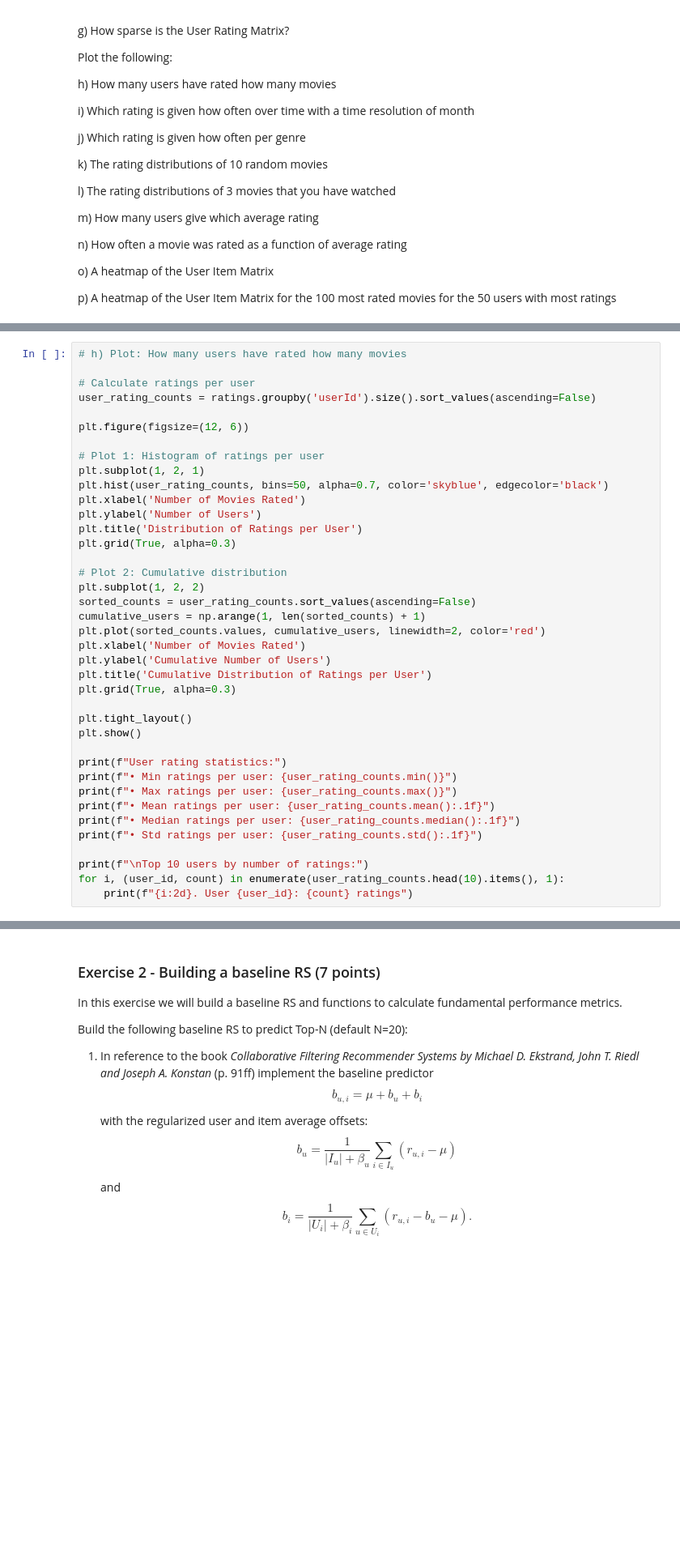
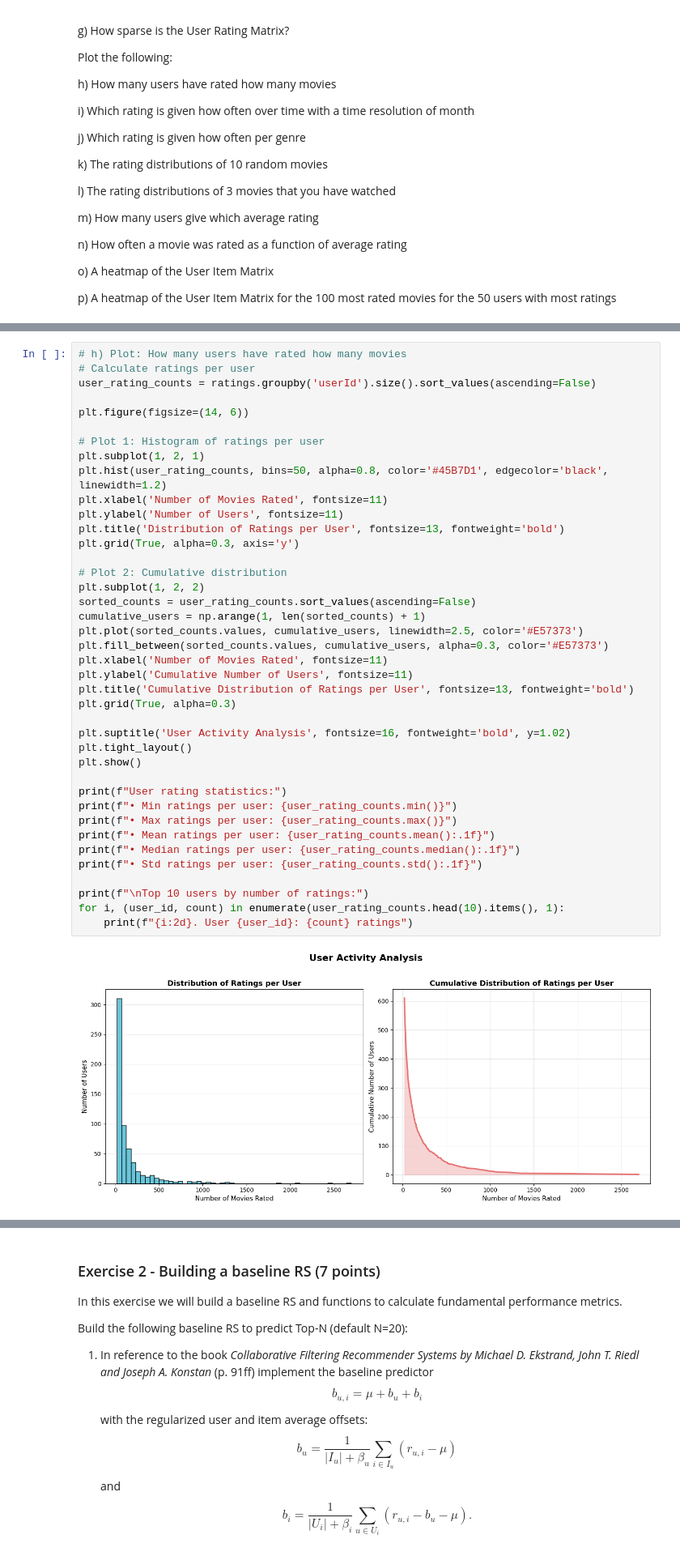
Before and after one commit to michelle-rohrer/recommender_systems, a Jupyter notebook: RSY_MiniChallenge_HS25.ipynb, the cells around one changed output, grey strips where cells are left out. Shown at 81% size. Drawn from its saved outputs; the diff is of its cells as text; blank space fills up the shorter version.

```diff
--- a/RSY_MiniChallenge_HS25.ipynb
+++ b/RSY_MiniChallenge_HS25.ipynb
@@ -279,39 +487,42 @@ print(f"• Movies with fewest ratings: {ratings.groupby('movieId').size().min()
 # %%
 # h) Plot: How many users have rated how many movies
-
 # Calculate ratings per user
 user_rating_counts = ratings.groupby('userId').size().sort_values(ascending=False)
 
-plt.figure(figsize=(12, 6))
+plt.figure(figsize=(14, 6))
 
 # Plot 1: Histogram of ratings per user
 plt.subplot(1, 2, 1)
-plt.hist(user_rating_counts, bins=50, alpha=0.7, color='skyblue', edgecolor='black')
-plt.xlabel('Number of Movies Rated')
-plt.ylabel('Number of Users')
-plt.title('Distribution of Ratings per User')
-plt.grid(True, alpha=0.3)
+plt.hist(user_rating_counts, bins=50, alpha=0.8, color='#45B7D1', edgecolor='black', linewidth=1.2)
+plt.xlabel('Number of Movies Rated', fontsize=11)
+plt.ylabel('Number of Users', fontsize=11)
+plt.title('Distribution of Ratings per User', fontsize=13, fontweight='bold')
+plt.grid(True, alpha=0.3, axis='y')
 
 # Plot 2: Cumulative distribution
 plt.subplot(1, 2, 2)
 sorted_counts = user_rating_counts.sort_values(ascending=False)
 cumulative_users = np.arange(1, len(sorted_counts) + 1)
-plt.plot(sorted_counts.values, cumulative_users, linewidth=2, color='red')
-plt.xlabel('Number of Movies Rated')
-plt.ylabel('Cumulative Number of Users')
-plt.title('Cumulative Distribution of Ratings per User')
+plt.plot(sorted_counts.values, cumulative_users, linewidth=2.5, color='#E57373')
+plt.fill_between(sorted_counts.values, cumulative_users, alpha=0.3, color='#E57373')
+plt.xlabel('Number of Movies Rated', fontsize=11)
+plt.ylabel('Cumulative Number of Users', fontsize=11)
+plt.title('Cumulative Distribution of Ratings per User', fontsize=13, fontweight='bold')
 plt.grid(True, alpha=0.3)
 
+plt.suptitle('User Activity Analysis', fontsize=16, fontweight='bold', y=1.02)
 plt.tight_layout()
 plt.show()
 
 print(f"User rating statistics:")
 print(f"• Min ratings per user: {user_rating_counts.min()}")
 print(f"• Max ratings per user: {user_rating_counts.max()}")
 print(f"• Mean ratings per user: {user_rating_counts.mean():.1f}")
 print(f"• Median ratings per user: {user_rating_counts.median():.1f}")
 print(f"• Std ratings per user: {user_rating_counts.std():.1f}")
 
 print(f"\nTop 10 users by number of ratings:")
 for i, (user_id, count) in enumerate(user_rating_counts.head(10).items(), 1):
     print(f"{i:2d}. User {user_id}: {count} ratings")
+# %% [output]
+[figure, added]
```
Also changed, not shown: parts of 33 cells of this notebook.
